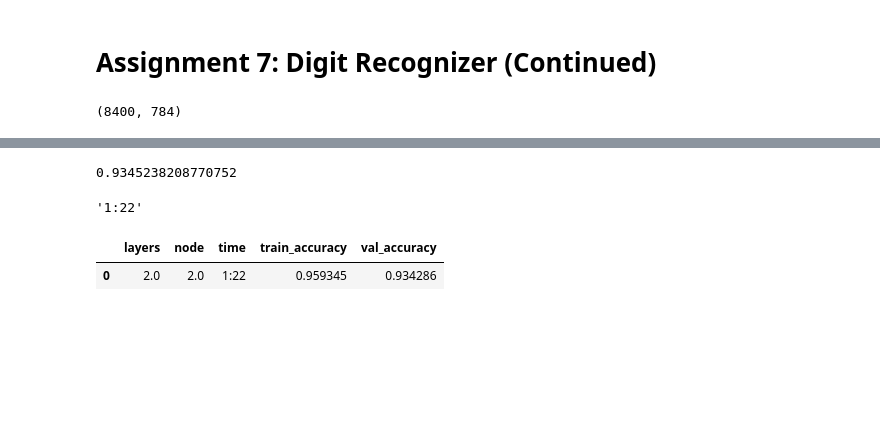
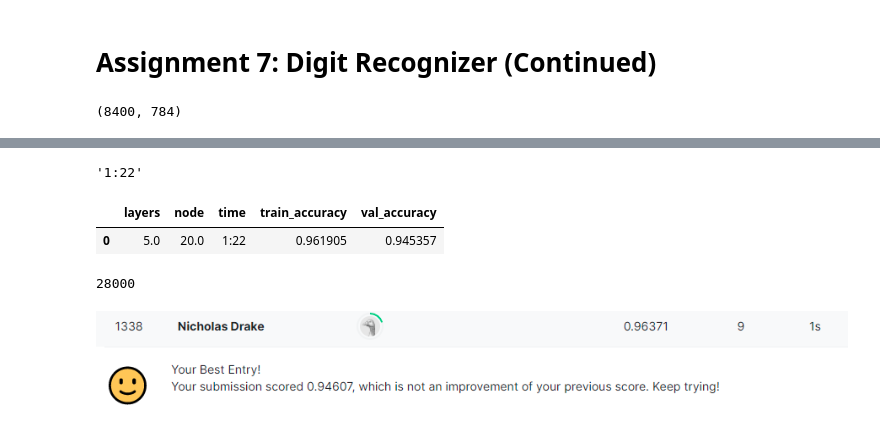
Before and after one commit to DrakeData/Digit_Recognizer, a Jupyter notebook: Digit_Recognizer.ipynb, the cells around one changed output, grey strips where cells are left out. Cells and saved outputs as stored; diff of their text form; code cells hidden in the pictures; blank space fills up the shorter version.

Commit message:
Code includes Keras Model

```diff
--- a/Digit_Recognizer.ipynb
+++ b/Digit_Recognizer.ipynb
@@ -489,6 +485,9 @@ x_s = x/255
 # split data into 80% train & 20% test set
 x_train, x_test, y_train, y_test = train_test_split(x_s, y, test_size=0.2,
                                                     random_state=0)
+# %%
+x_train = x_train.values.reshape(33600, 784)
+x_test =  x_test.values.reshape(8400, 784)
 # %%
 print(x_test.shape)
 # %% [output]
@@ -523,22 +598,9 @@ model_n5 = keras.models.Sequential([
 # %%
-def model_build(node, layers_n):
-  if layers_n == 2:
-    model = keras.models.Sequential([
-      keras.layers.Flatten(input_shape=[28, 28]),
-      keras.layers.Dense(node, activation="relu"),
-      keras.layers.Dense(node, activation="relu"),
-      keras.layers.Dense(node, activation="softmax")
+model_main = keras.models.Sequential([
+      keras.layers.Flatten(input_shape=[784,]),
+      keras.layers.Dense(20, activation="relu"),
+      keras.layers.Dense(20, activation="relu"),
+      keras.layers.Dense(20, activation="relu"),
+      keras.layers.Dense(20, activation="relu"),
+      keras.layers.Dense(10, activation="softmax")
       ])
-  elif layers_n == 5:
-    model = keras.models.Sequential([
-      keras.layers.Flatten(input_shape=[28, 28]),
-      keras.layers.Dense(node, activation="relu"),
-      keras.layers.Dense(node, activation="relu"),
-      keras.layers.Dense(node, activation="relu"),
-      keras.layers.Dense(node, activation="relu"),
-      keras.layers.Dense(node, activation="softmax")
-      ])
-  else:
-    print('Select layer of either 2 or 5')
-
-  return model
@@ -572,5 +607,5 @@ model_n2 = keras.models.Sequential([
 # %%
-model_n2.compile(loss="sparse_categorical_crossentropy",
+model_main.compile(loss="categorical_crossentropy",
               optimizer="sgd",
               metrics=["accuracy"])
 # %%
@@ -595,7 +630,7 @@ Non-trainable params: 0
 _________________________________________________________________
 # %%
 start = datetime.now()
-history = model_n2.fit(x_train, y_train, epochs=20,
+history = model_main.fit(x_train, y_train, epochs=20,
              validation_data=(x_test, y_test))
 end = datetime.now()
 total_time = end-start
@@ -621,7 +656,3 @@ Total elapsed time = 0:01:22.322785
-# %%
-history.history['val_accuracy'][-1]
-# %% [output]
-0.9345238208770752
 # %%
 minutes = divmod(total_time.seconds, 60)
 m_clean = str(minutes[0])
@@ -631,14 +662,14 @@ time_clean
 # %% [output]
 '1:22'
 # %%
-df = pd.DataFrame()
-df.append({'layers': 2,
-           'node': 2,
+df_check = pd.DataFrame()
+df_check.append({'layers': 5,
+           'node': 20,
            'time': time_clean,
            'train_accuracy': history.history['accuracy'][-1],
           'val_accuracy': history.history['val_accuracy'][-1]
            },
           ignore_index=True)
 # %% [output]
 |  | layers | node | time | train_accuracy | val_accuracy |
-| 0 | 2.0 | 2.0 | 1:22 | 0.959345 | 0.934286 |
+| 0 | 5.0 | 20.0 | 1:22 | 0.961905 | 0.945357 |
@@ -682,0 +676,8 @@ for i in range(4):
+# %%
+holdout_df4 = test_df
+
+# Standardize the data
+ss_holdout = holdout_df4/255
+len(ss_holdout)
+# %% [output]
+28000
@@ -682,0 +702,2 @@ for i in range(4):
+# %% [markdown]
+![score4.PNG](embedded-picture-1)
```
Also changed, not shown: parts of 17 cells of this notebook.
